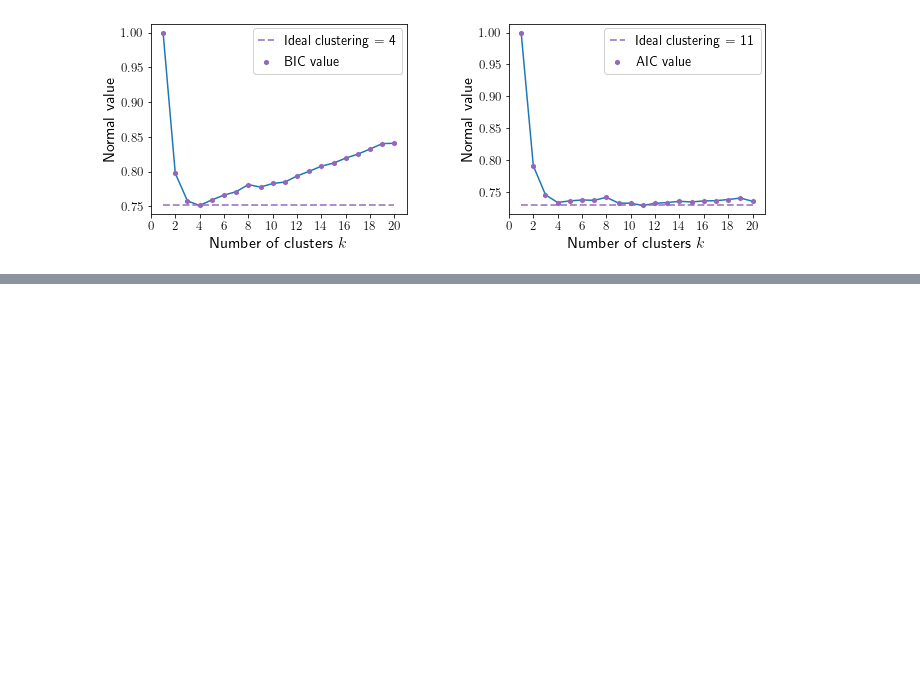
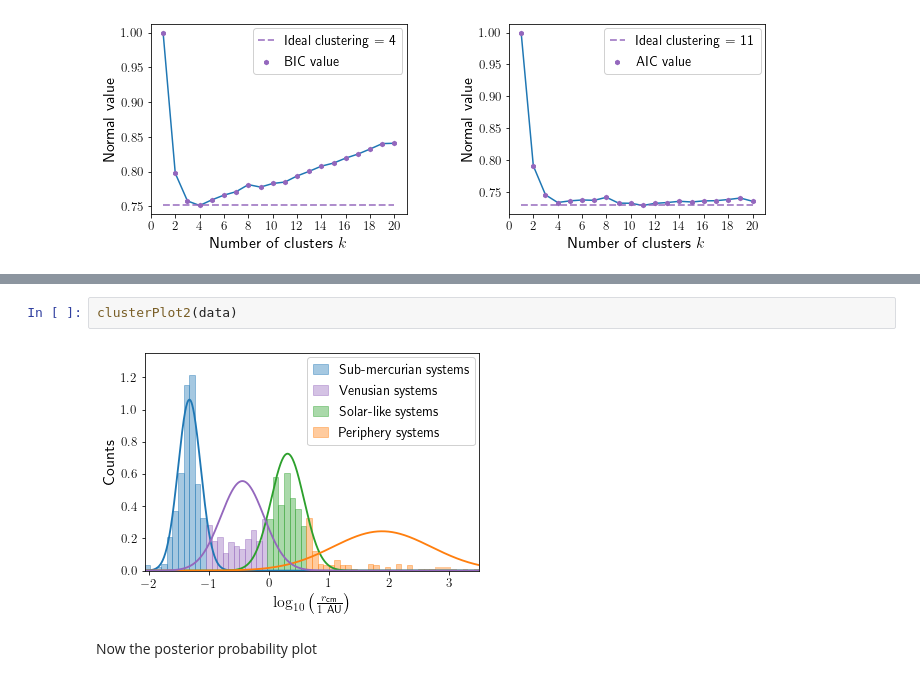
Before and after one commit to fjbautistas/Mixture_Gaussian_CM_of_Planets, a Jupyter notebook: Clasification.ipynb, the cells around one changed output, grey strips where cells are left out. Drawn from its saved outputs; the diff is of its cells as text; blank space fills up the shorter version.

Commit message:
clusters plot corrections x4

```diff
--- a/Clasification.ipynb
+++ b/Clasification.ipynb
@@ -727,0 +790,6 @@ def plot_criteria(criteria, BIC = True):
+# %%
+clusterPlot2(data)
+# %% [output]
+[figure, added]
+# %% [markdown]
+Now the posterior probability plot
```
Also changed, not shown: parts of 7 cells of this notebook, 3 other files.
